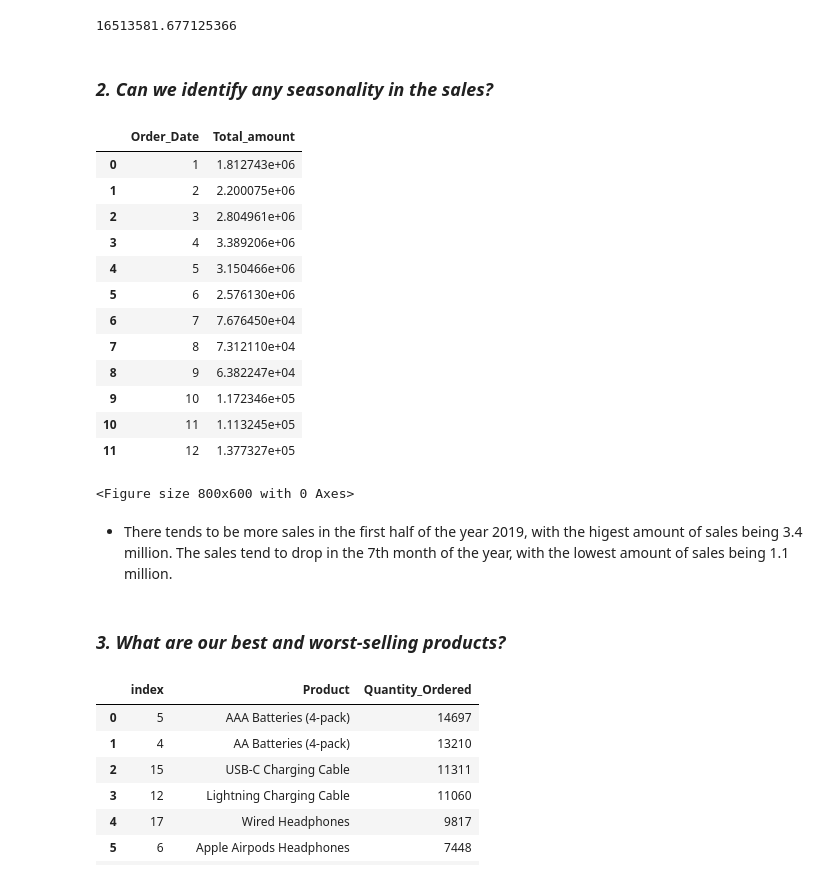
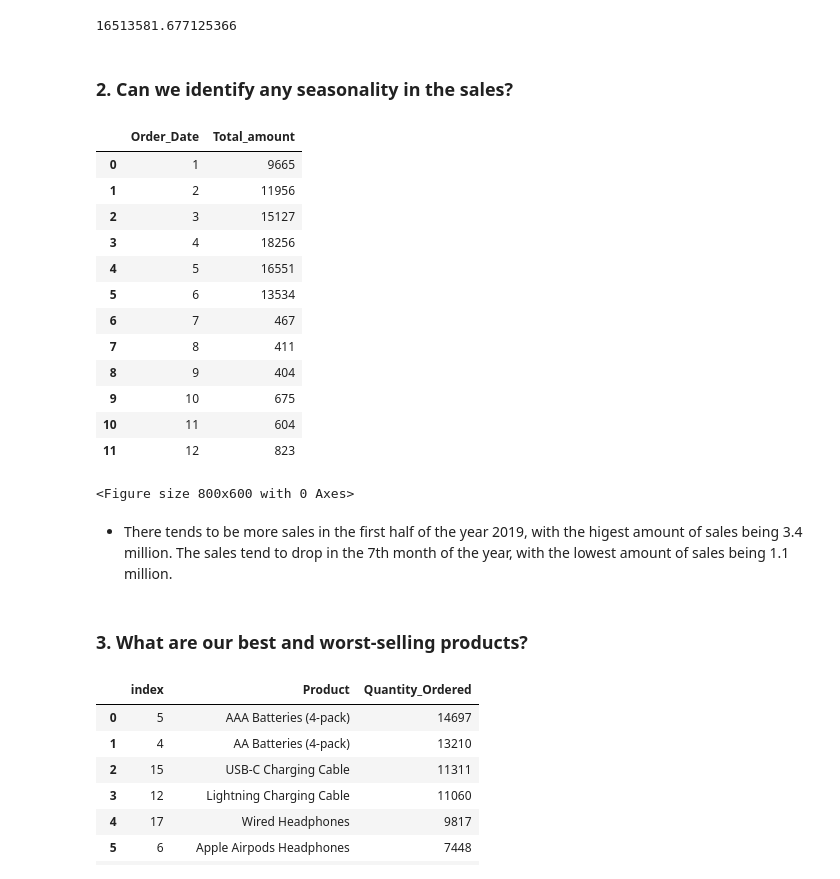
Before and after one commit to qochieng/Power-BI-dashboard-project, a Jupyter notebook: dashboard.ipynb, the cells around one changed output. Drawn from its saved outputs; the diff is of its cells as text; code cells hidden in the pictures.

```diff
--- a/dashboard.ipynb
+++ b/dashboard.ipynb
@@ -531,26 +519,26 @@ sales_2019
 # %% [output]
 16513581.677125366
 # %% [markdown]
-### *2. Can we identify any seasonality in the  sales?*
+### **2. Can we identify any seasonality in the  sales?**
 # %%
 plt.figure(figsize=(8,6))
 
-sale_2019_filtered = df_2019.groupby(df_2019['Order_Date'].dt.month)['Total_amount'].sum().reset_index()
+sale_2019_filtered = df_2019.groupby(df_2019['Order_Date'].dt.month)['Total_amount'].count().reset_index()
 sale_2019_filtered
 # %% [output]
 |  | Order_Date | Total_amount |
-| 0 | 1 | 1.812743e+06 |
-| 1 | 2 | 2.200075e+06 |
-| 2 | 3 | 2.804961e+06 |
-| 3 | 4 | 3.389206e+06 |
-| 4 | 5 | 3.150466e+06 |
-| 5 | 6 | 2.576130e+06 |
-| 6 | 7 | 7.676450e+04 |
-| 7 | 8 | 7.312110e+04 |
-| 8 | 9 | 6.382247e+04 |
-| 9 | 10 | 1.172346e+05 |
-| 10 | 11 | 1.113245e+05 |
-| 11 | 12 | 1.377327e+05 |
+| 0 | 1 | 9665 |
+| 1 | 2 | 11956 |
+| 2 | 3 | 15127 |
+| 3 | 4 | 18256 |
+| 4 | 5 | 16551 |
+| 5 | 6 | 13534 |
+| 6 | 7 | 467 |
+| 7 | 8 | 411 |
+| 8 | 9 | 404 |
+| 9 | 10 | 675 |
+| 10 | 11 | 604 |
+| 11 | 12 | 823 |
 <Figure size 800x600 with 0 Axes>
 # %%
 fig = px.line(sale_2019_filtered, x='Order_Date', y= 'Total_amount')
@@ -561,7 +549,7 @@ fig.show()
 # %% [markdown]
 * There tends to be more sales in the first half of the year 2019, with the higest amount of sales being 3.4 million. The sales tend to drop in the 7th month of the year, with the lowest amount of sales being 1.1 million.
 # %% [markdown]
-### *3. What are our best and worst-selling products?*
+### **3. What are our best and worst-selling products?**
 # %%
 products = df_2019.groupby('Product')['Quantity_Ordered'].sum().reset_index()
 
```
Also changed, not shown: parts of 13 cells of this notebook.
